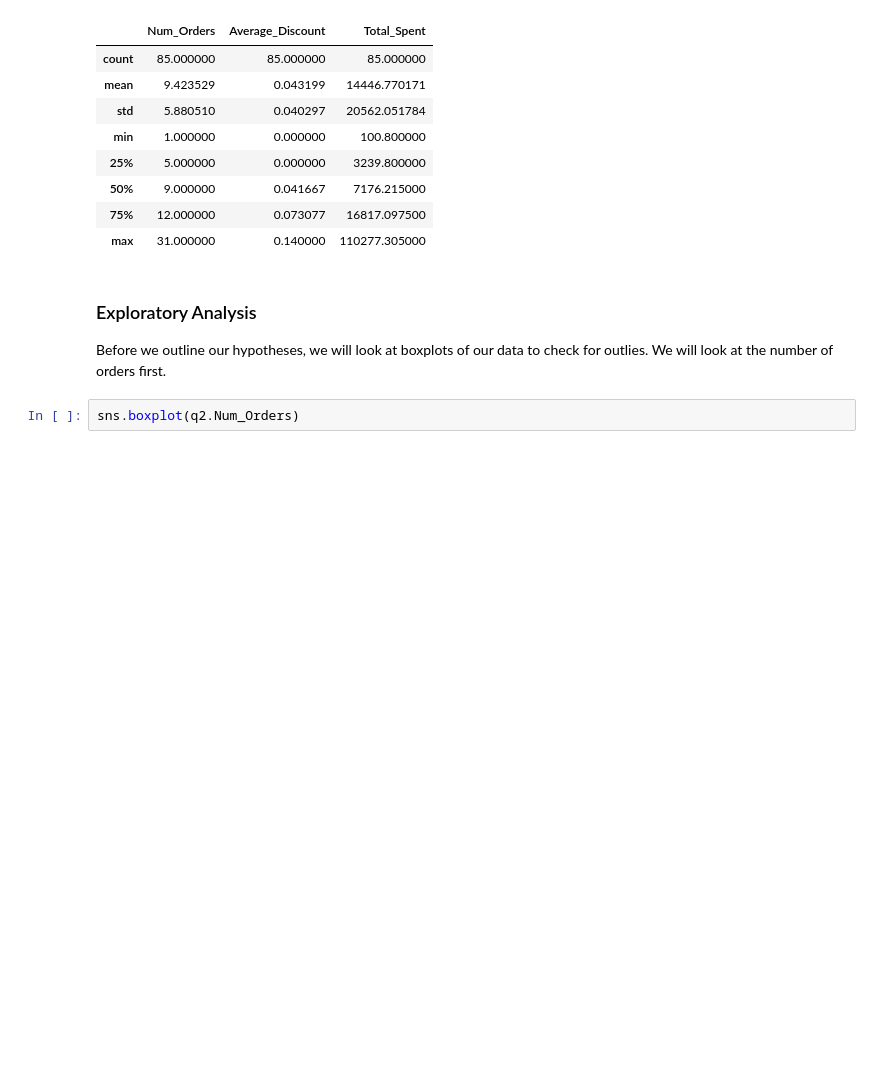
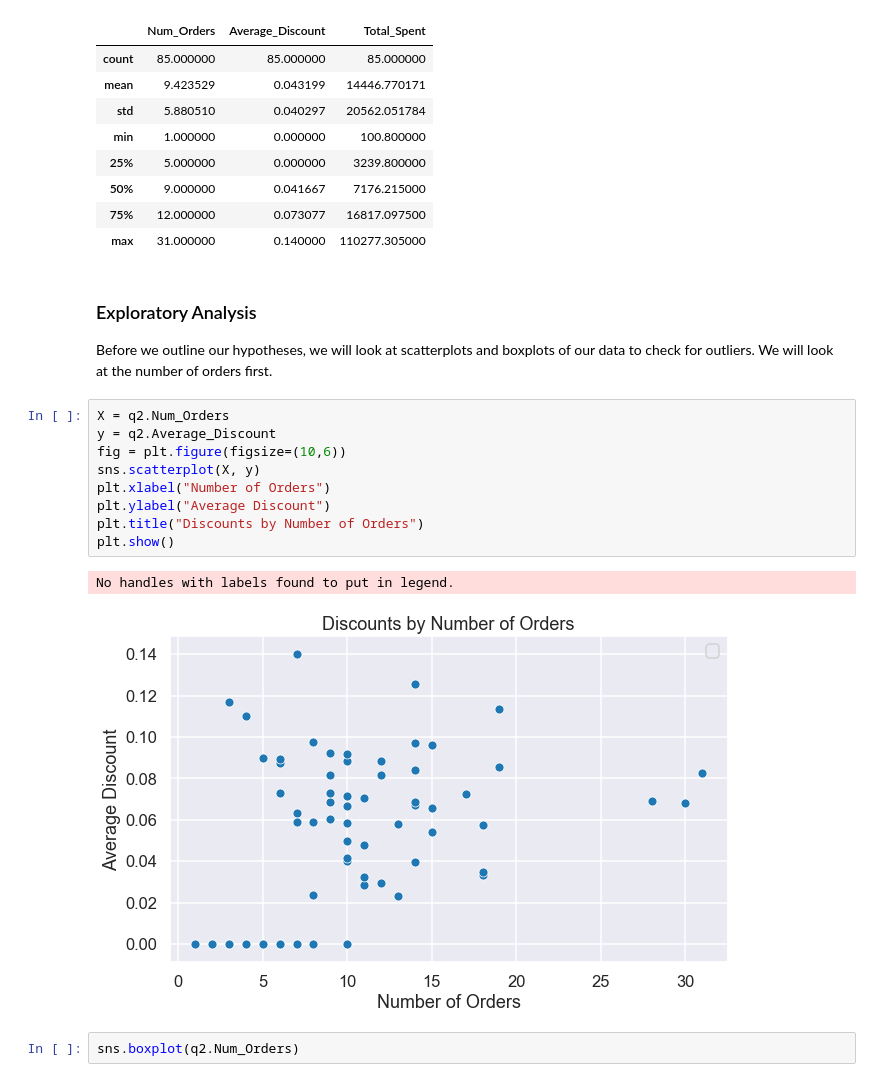
Before and after one commit to CGrannan/hypothesis-testing-with-the-Northwind-Database, a Jupyter notebook: Notebook.ipynb, the cells around one changed output. Cells and saved outputs as stored; diff of their text form; blank space fills up the shorter version.

```diff
--- a/Notebook.ipynb
+++ b/Notebook.ipynb
@@ -325,7 +325,19 @@ q2.describe()
 # %% [markdown]
 ### Exploratory Analysis
 
-Before we outline our hypotheses, we will look at boxplots of our data to check for outlies.  We will look at the number of orders first.
+Before we outline our hypotheses, we will look at scatterplots and boxplots of our data to check for outliers.  We will look at the number of orders first.
+# %%
+X = q2.Num_Orders
+y = q2.Average_Discount
+fig = plt.figure(figsize=(10,6))
+sns.scatterplot(X, y)
+plt.xlabel("Number of Orders")
+plt.ylabel("Average Discount")
+plt.title("Discounts by Number of Orders")
+plt.show()
+# %% [output]
+No handles with labels found to put in legend.
+[figure, added]
 # %%
 sns.boxplot(q2.Num_Orders)
 # %% [output]
```
Also changed, not shown: parts of 20 cells of this notebook, 3 other files.
